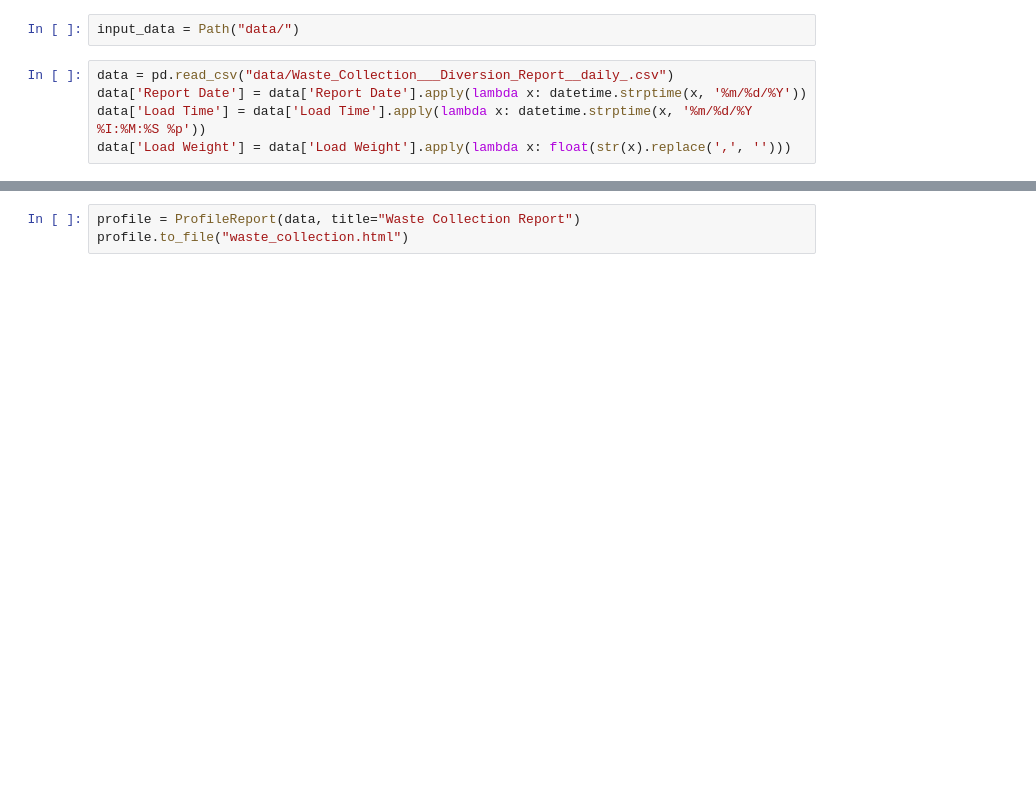
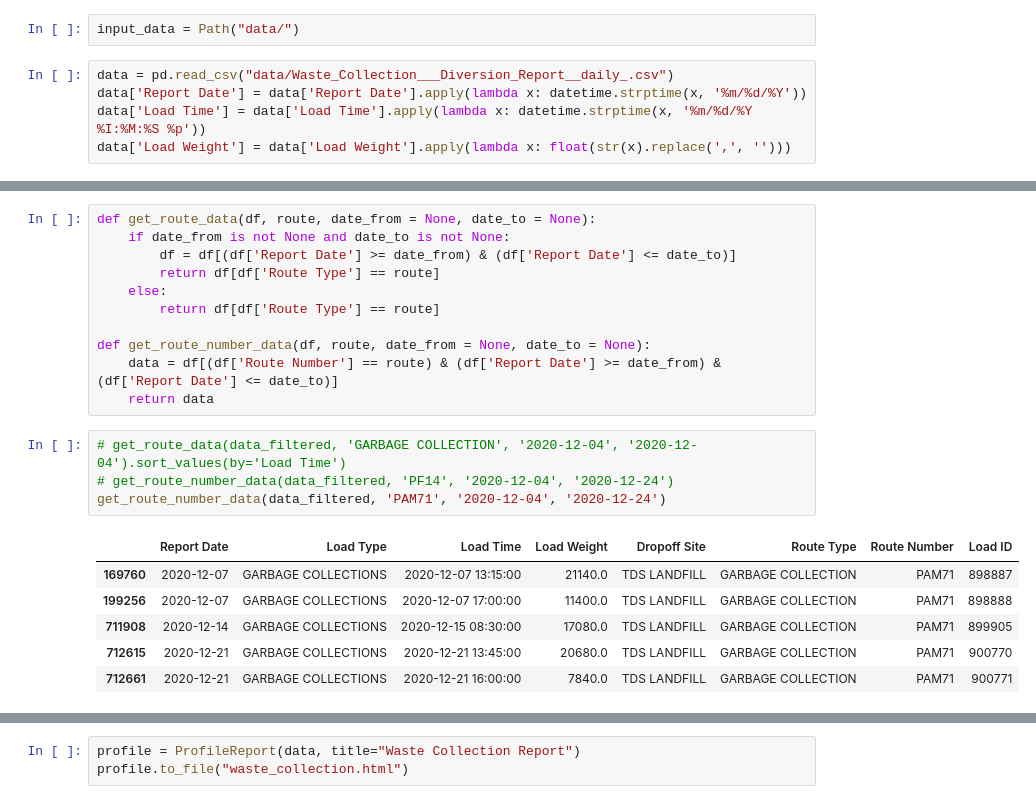
Before and after one commit to darenasc/data_world_league_2022, a Jupyter notebook: notebooks/diego/waste_management/01_data_exploration.ipynb, the cells around one changed output, grey strips where cells are left out. Saved outputs shown, nothing was run; the diff lists cells and outputs as text; blank space fills up the shorter version.

```diff
--- a/notebooks/diego/waste_management/01_data_exploration.ipynb
+++ b/notebooks/diego/waste_management/01_data_exploration.ipynb
@@ -23,0 +41,22 @@ data.head()
+# %%
+def get_route_data(df, route, date_from = None, date_to = None):
+    if date_from is not None and date_to is not None:
+        df = df[(df['Report Date'] >= date_from) & (df['Report Date'] <= date_to)]
+        return df[df['Route Type'] == route]
+    else:
+        return df[df['Route Type'] == route]
+
+def get_route_number_data(df, route, date_from = None, date_to = None):
+    data = df[(df['Route Number'] == route) & (df['Report Date'] >= date_from) & (df['Report Date'] <= date_to)]
+    return data
+# %%
+# get_route_data(data_filtered, 'GARBAGE COLLECTION', '2020-12-04', '2020-12-04').sort_values(by='Load Time')
+# get_route_number_data(data_filtered, 'PF14', '2020-12-04', '2020-12-24')
+get_route_number_data(data_filtered, 'PAM71', '2020-12-04', '2020-12-24')
+# %% [output]
+|  | Report Date | Load Type | Load Time | Load Weight | Dropoff Site | Route Type | Route Number | Load ID |
+| 169760 | 2020-12-07 | GARBAGE COLLECTIONS | 2020-12-07 13:15:00 | 21140.0 | TDS LANDFILL | GARBAGE COLLECTION | PAM71 | 898887 |
+| 199256 | 2020-12-07 | GARBAGE COLLECTIONS | 2020-12-07 17:00:00 | 11400.0 | TDS LANDFILL | GARBAGE COLLECTION | PAM71 | 898888 |
+| 711908 | 2020-12-14 | GARBAGE COLLECTIONS | 2020-12-15 08:30:00 | 17080.0 | TDS LANDFILL | GARBAGE COLLECTION | PAM71 | 899905 |
+| 712615 | 2020-12-21 | GARBAGE COLLECTIONS | 2020-12-21 13:45:00 | 20680.0 | TDS LANDFILL | GARBAGE COLLECTION | PAM71 | 900770 |
+| 712661 | 2020-12-21 | GARBAGE COLLECTIONS | 2020-12-21 16:00:00 | 7840.0 | TDS LANDFILL | GARBAGE COLLECTION | PAM71 | 900771 |
```
Also changed, not shown: parts of 9 cells of this notebook, 6 other files.
